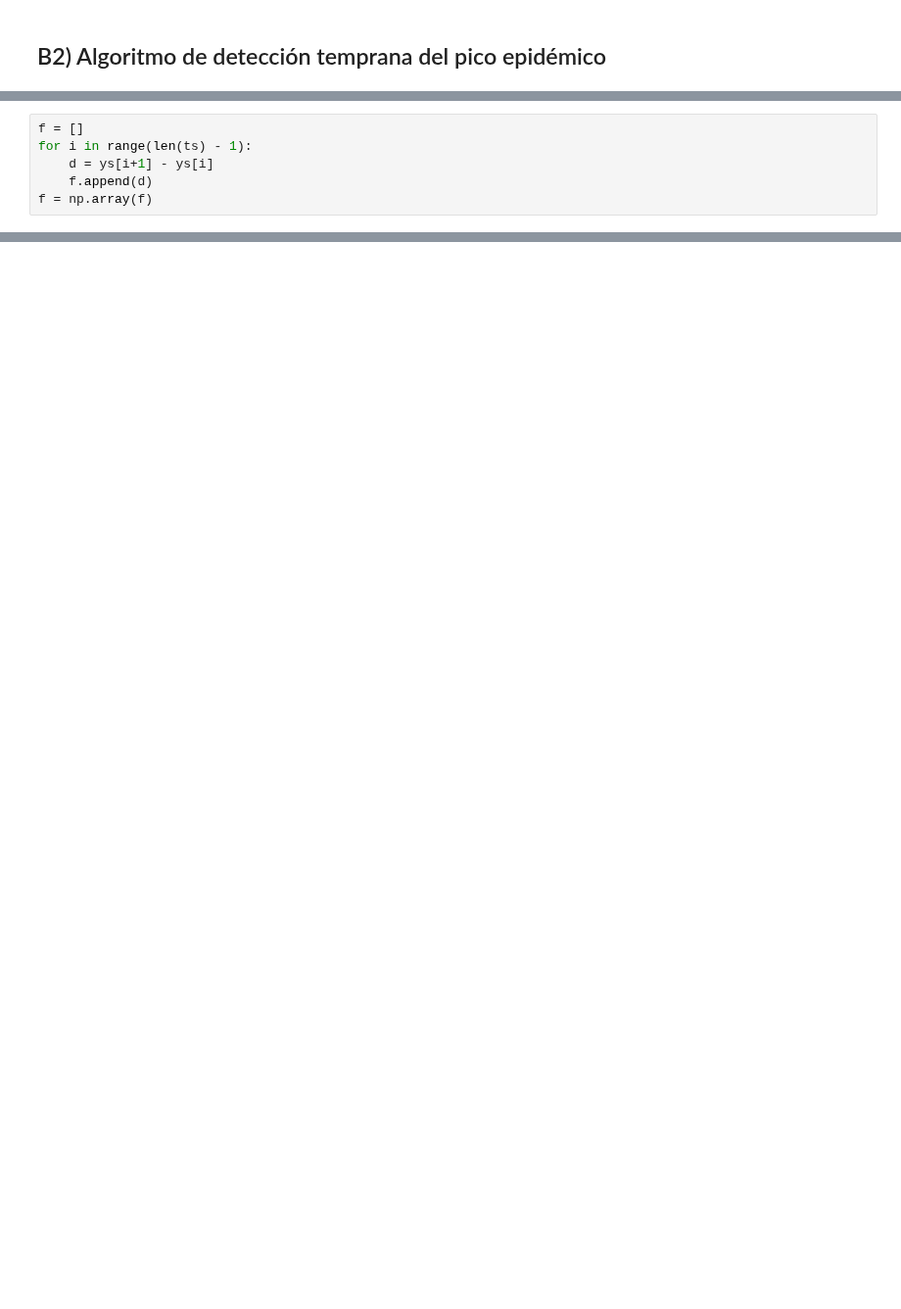
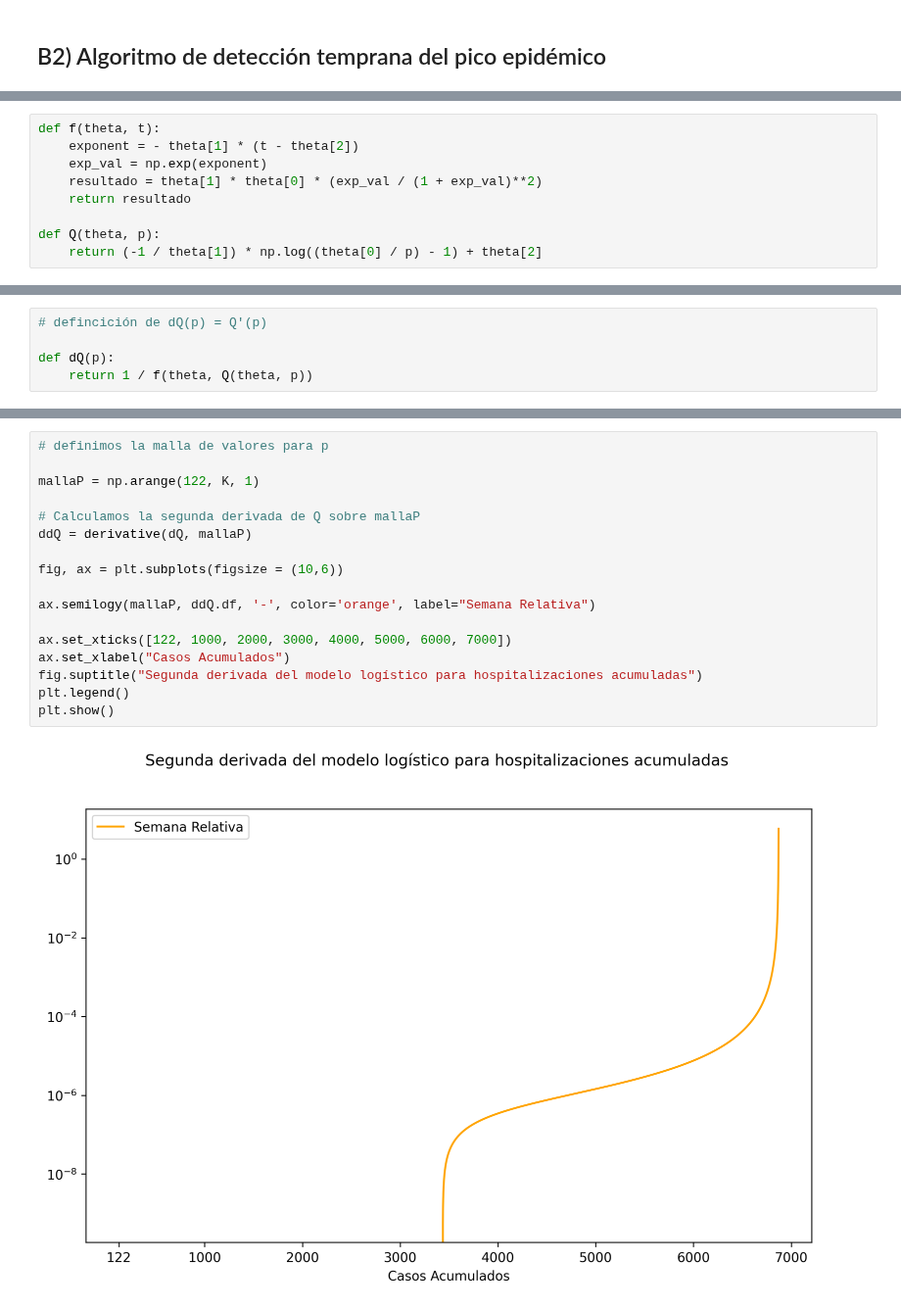
Before and after one commit to skiourosnet/Analisis-Numerico, a Jupyter notebook: Analisis de datos de influenza/Análisis de datos de Influenza.ipynb, the cells around one changed output, grey strips where cells are left out. Shown at 98% size. Cells and saved outputs as stored; diff of their text form; blank space fills up the shorter version.

```diff
--- a/Analisis de datos de influenza/Análisis de datos de Influenza.ipynb
+++ b/Analisis de datos de influenza/Análisis de datos de Influenza.ipynb
@@ -423,6 +439,0 @@ from scipy.differentiate import derivative
-# %%
-f = []
-for i in range(len(ts) - 1):
-    d = ys[i+1] - ys[i]
-    f.append(d)
-f = np.array(f)
@@ -450,0 +464,9 @@ $$
+# %%
+def f(theta, t):
+    exponent = - theta[1] * (t - theta[2])
+    exp_val = np.exp(exponent)
+    resultado = theta[1] * theta[0] * (exp_val / (1 + exp_val)**2)
+    return resultado
+
+def Q(theta, p):
+    return (-1 / theta[1]) * np.log((theta[0] / p) - 1) + theta[2]
@@ -450,0 +507,5 @@ $$
+# %%
+# defincición de dQ(p) = Q'(p)
+
+def dQ(p):
+    return 1 / f(theta, Q(theta, p))
@@ -450,0 +514,19 @@ $$
+# %%
+# definimos la malla de valores para p
+
+mallaP = np.arange(122, K, 1)
+
+# Calculamos la segunda derivada de Q sobre mallaP
+ddQ = derivative(dQ, mallaP)
+
+fig, ax = plt.subplots(figsize = (10,6))
+
+ax.semilogy(mallaP, ddQ.df, '-', color='orange', label="Semana Relativa")
+
+ax.set_xticks([122, 1000, 2000, 3000, 4000, 5000, 6000, 7000])
+ax.set_xlabel("Casos Acumulados")
+fig.suptitle("Segunda derivada del modelo logístico para hospitalizaciones acumuladas")
+plt.legend()
+plt.show()
+# %% [output]
+[figure, added]
```
Also changed, not shown: parts of 23 cells of this notebook.
